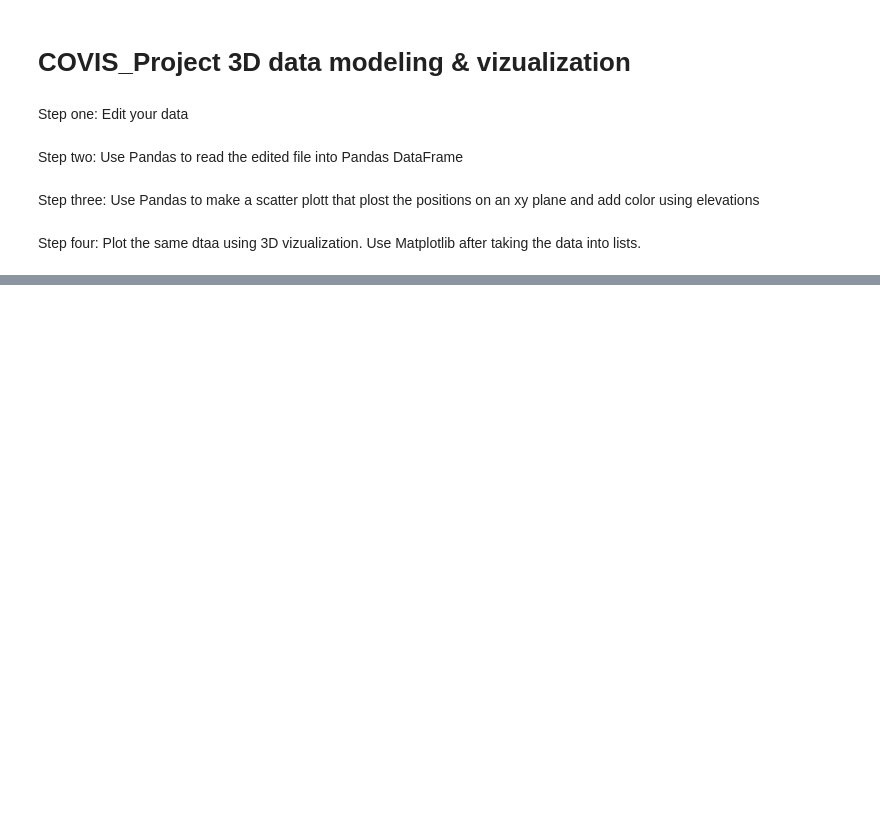
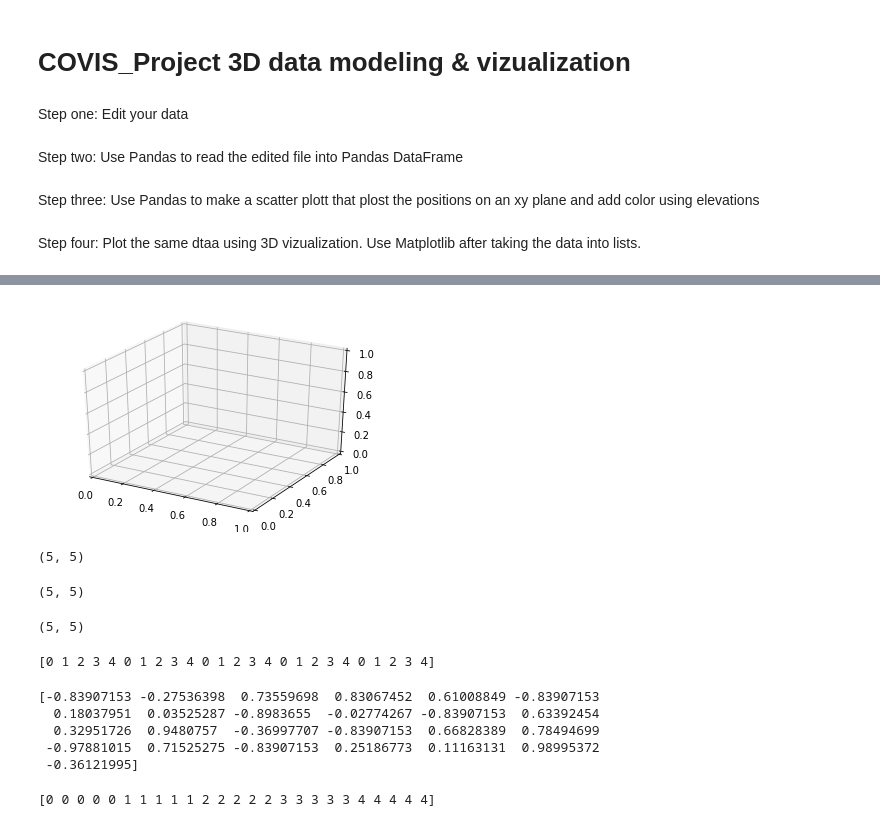
Before and after one commit to daxsoule/covis, a Jupyter notebook: gonzalez/COVIS_project/gonzalez_project.ipynb, the cells around one changed output, grey strips where cells are left out. Saved outputs shown, nothing was run; the diff lists cells and outputs as text; code cells hidden in the pictures; blank space fills up the shorter version.

```diff
--- a/gonzalez/COVIS_project/gonzalez_project.ipynb
+++ b/gonzalez/COVIS_project/gonzalez_project.ipynb
@@ -18,0 +93,36 @@ To understand the data we are going to draw we muct first link it to our Pandas
+# %%
+fig = plt.figure()
+ax = plt.axes(projection='3d')
+# %% [output]
+[figure, added]
+# %%
+np.shape(xx)
+# %% [output]
+(5, 5)
+# %%
+np.shape(yy)
+# %% [output]
+(5, 5)
+# %%
+np.shape(zz)
+# %% [output]
+(5, 5)
+# %%
+x2=xx.flatten()
+print(x2)
+# %% [output]
+[0 1 2 3 4 0 1 2 3 4 0 1 2 3 4 0 1 2 3 4 0 1 2 3 4]
+# %%
+z2=zz.flatten()
+print(z2)
+# %% [output]
+[-0.83907153 -0.27536398  0.73559698  0.83067452  0.61008849 -0.83907153
+  0.18037951  0.03525287 -0.8983655  -0.02774267 -0.83907153  0.63392454
+  0.32951726  0.9480757  -0.36997707 -0.83907153  0.66828389  0.78494699
+ -0.97881015  0.71525275 -0.83907153  0.25186773  0.11163131  0.98995372
+ -0.36121995]
+# %%
+y2=yy.flatten()
+print(y2)
+# %% [output]
+[0 0 0 0 0 1 1 1 1 1 2 2 2 2 2 3 3 3 3 3 4 4 4 4 4]
```
Also changed, not shown: parts of 23 cells of this notebook, 16 other files.
